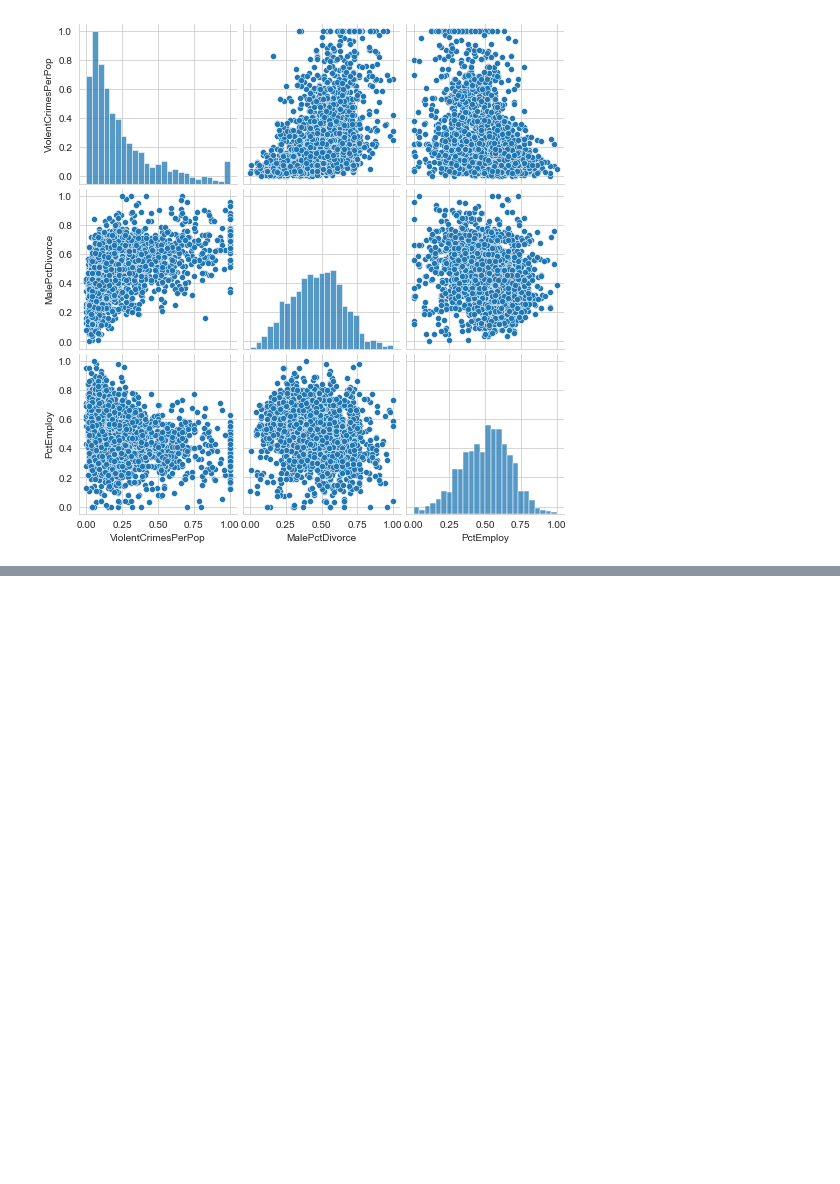
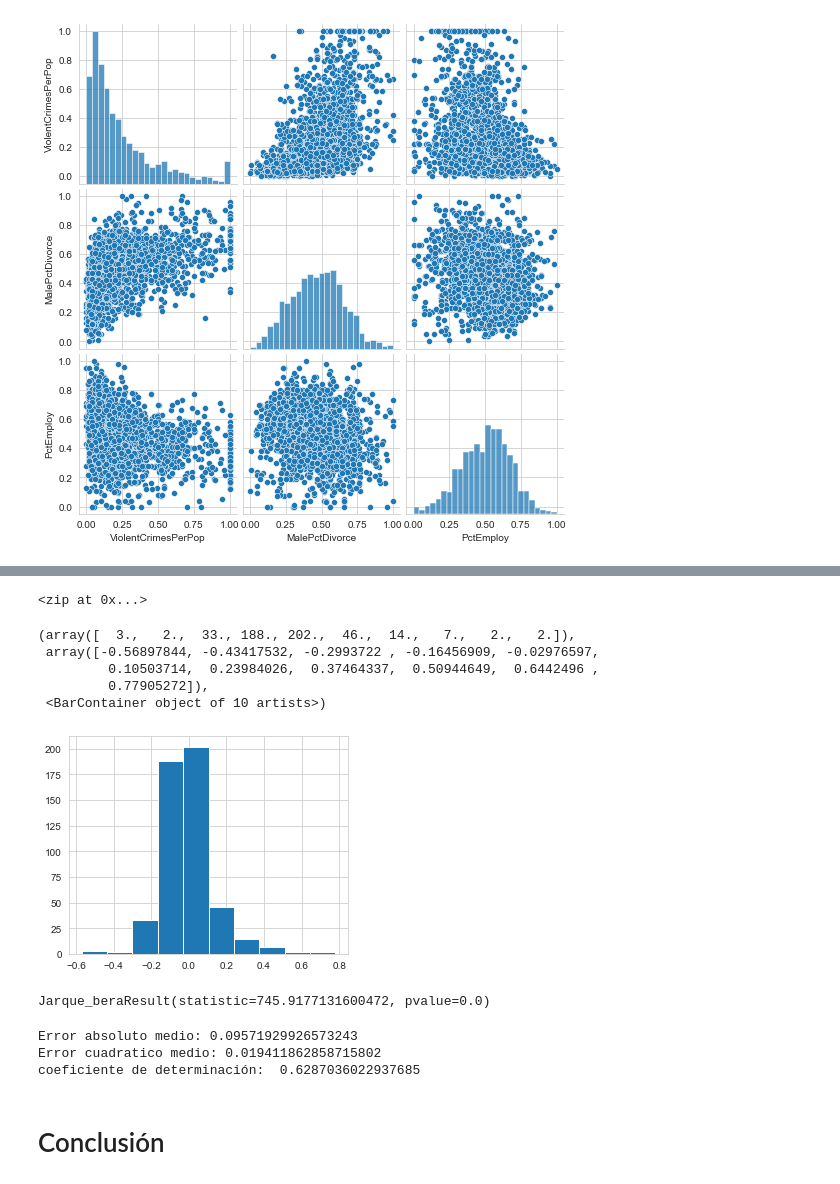
Before and after one commit to ifmm87/mineria-datos, a Jupyter notebook: notebooks/1crime.ipynb, the cells around one changed output, grey strips where cells are left out. Cells and saved outputs as stored; diff of their text form; code cells hidden in the pictures; blank space fills up the shorter version.

```diff
--- a/notebooks/1crime.ipynb
+++ b/notebooks/1crime.ipynb
@@ -252,6 +259,30 @@ plt.show()
 # %%
 # se toman las variables en porcentaje de personas empleadas, no empleadas , etc. por comunidad
 # la variable dependiente es el número total de delitos violentos por cada 100.000 habitantes
-nombres_varind = ['PctEmploy','PctUnemployed','MalePctDivorce','PctHousNoPhone','PctHousOccup','PctHousOwnOcc','PctIlleg',
- 'PctImmigRec10','PctImmigRec5','PctImmigRec8','PctImmigRecent']
-sns.pairplot(df1, x_vars=nombres_varind, y_vars='ViolentCrimesPerPop', size=7, aspect=0.7, kind='reg')
+nombres_varind = ['PctEmploy','PctUnemployed','PctIlleg','AsianPerCap','FemalePctDiv','HispPerCap','HousVacant','LandArea',
+ 'LemasPctOfficDrugUn','MalePctDivorce','MalePctNevMarr','MedNumBR',
+ 'MedOwnCostPctInc','MedOwnCostPctIncNoMtg','MedRent','MedRentPctHousInc',
+ 'MedYrHousBuilt','NumIlleg','NumImmig','NumInShelters','NumStreet',
+ 'NumUnderPov','OwnOccHiQuart','OwnOccLowQuart','OwnOccMedVal',
+ 'PctBSorMore','PctBornSameState','PctEmplManu','PctEmplProfServ',
+ 'PctEmploy','PctFam2Par','PctForeignBorn','PctHousLess3BR',
+ 'PctHousNoPhone','PctHousOccup','PctHousOwnOcc','PctIlleg',
+ 'PctImmigRec10','PctImmigRec5','PctImmigRec8','PctImmigRecent',
+ 'PctKids2Par','PctLargHouseFam','PctLargHouseOccup','PctLess9thGrade',
+ 'PctNotHSGrad','PctNotSpeakEnglWell','PctOccupManu','PctOccupMgmtProf',
+ 'PctPersDenseHous','PctPersOwnOccup','PctPopUnderPov','PctRecImmig10',
+ 'PctRecImmig5','PctRecImmig8','PctRecentImmig','PctSameCity85',
+ 'PctSameHouse85','PctSameState85','PctSpeakEnglOnly','PctTeen2Par',
+ 'PctUnemployed','PctUsePubTrans','PctVacMore6Mos','PctVacantBoarded',
+ 'PctWOFullPlumb','PctWorkMom','PctWorkMomYoungKids','PctYoungKids2Par',
+ 'PersPerFam','PersPerOccupHous','PersPerOwnOccHous','PersPerRentOccHous',
+ 'PopDens','RentHighQ','RentLowQ','RentMedian','TotalPctDiv',
+ 'agePct12t21','agePct12t29','PctImmigRecent','agePct65up','blackPerCap',
+ 'fold','householdsize','indianPerCap','medFamInc','medIncome','numbUrban','pctUrban',
+ 'pctWFarmSelf','pctWInvInc','pctWPubAsst','pctWRetire','pctWSocSec',
+ 'pctWWage','perCapInc','population','racePctAsian','racePctHisp',
+ 'racePctWhite','racepctblack','whitePerCap']
+
+#nombres_varind = ['PctEmploy','PctUnemployed','MalePctDivorce','PctHousNoPhone','PctHousOccup','PctHousOwnOcc','PctIlleg',
+# 'PctImmigRec10','PctImmigRec5','PctImmigRec8','PctImmigRecent']
+#sns.pairplot(df1, x_vars=nombres_varind, y_vars='ViolentCrimesPerPop', size=7, aspect=0.7, kind='reg')
@@ -266,3 +307,3 @@ X_train, X_test, y_train, y_test = train_test_split(X, y, random_state=1)
 # %%
-linreg = LinearRegression()
+linreg = LinearRegression(normalize=True)
 linreg.fit(X_train, y_train)
@@ -272,8 +333,26 @@ print(linreg.coef_)
 # %%
 zip(nombres_varind, linreg.coef_)
+# %% [output]
+<zip at 0x...>
 # %%
 # predicción
 y_pred = linreg.predict(X_test)
+# calculando residuals
+residual = (y_test - y_pred)
+# %%
+# histogramas
+plt.hist(residual)
+# %% [output]
+(array([  3.,   2.,  33., 188., 202.,  46.,  14.,   7.,   2.,   2.]),
+ array([-0.56897844, -0.43417532, -0.2993722 , -0.16456909, -0.02976597,
+         0.10503714,  0.23984026,  0.37464337,  0.50944649,  0.6442496 ,
+         0.77905272]),
+ <BarContainer object of 10 artists>)
+[figure, added]
+# %%
+stats.jarque_bera(residual)
+# %% [output]
+Jarque_beraResult(statistic=745.9177131600472, pvalue=0.0)
 # %%
 # calculate MAE using scikit-learn
 print('Error absoluto medio:', mean_absolute_error(y_test, y_pred))
@@ -281,3 +360,7 @@ print('Error absoluto medio:', mean_absolute_error(y_test, y_pred))
 print('Error cuadratico medio:', mean_squared_error(y_test, y_pred))
 # coef de determinacion
 print('coeficiente de determinación: ',r2_score(y_test, y_pred))
+# %% [output]
+Error absoluto medio: 0.09571929926573243
+Error cuadratico medio: 0.019411862858715802
+coeficiente de determinación:  0.6287036022937685
@@ -285,0 +367,2 @@ print('coeficiente de determinación: ',r2_score(y_test, y_pred))
+# %% [markdown]
+# Conclusión
```
Also changed, not shown: parts of 8 cells of this notebook, 2 other files.
